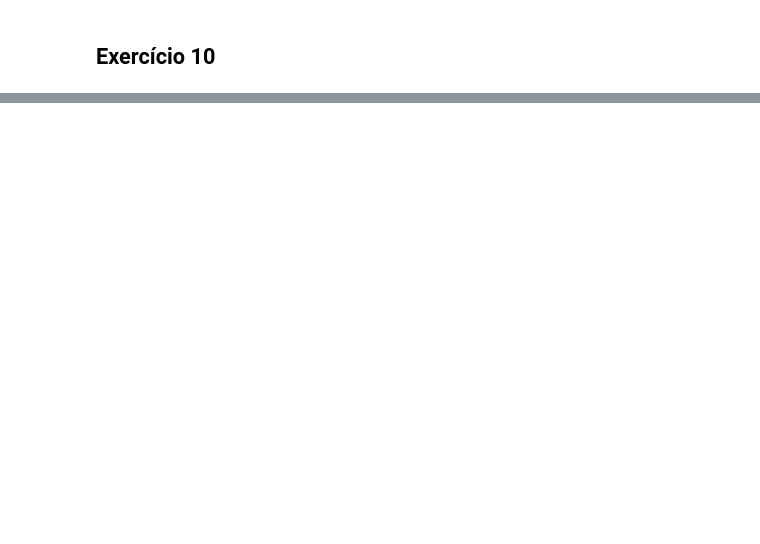
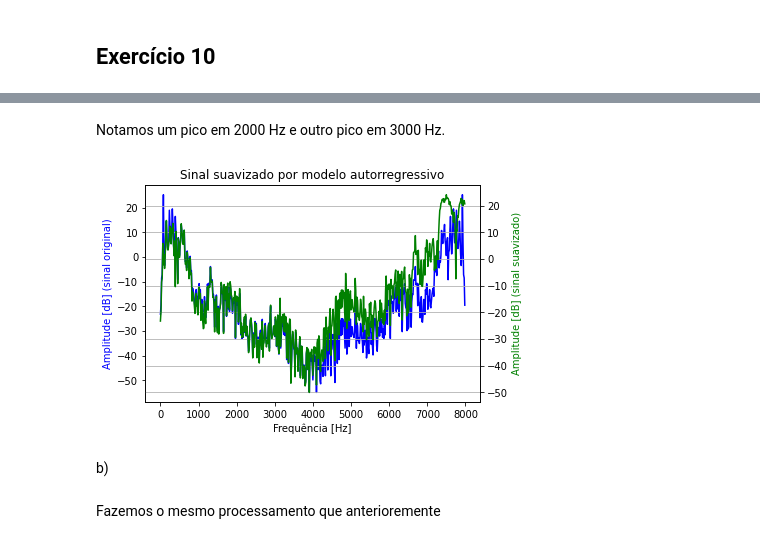
Before and after one commit to mpereiramoretti/psi5123-lista2, a Jupyter notebook: Lista de exercícios 2.ipynb, the cells around one changed output, grey strips where cells are left out. Drawn from its saved outputs; the diff is of its cells as text; code cells hidden in the pictures; blank space fills up the shorter version.

```diff
--- a/Lista de exercícios 2.ipynb
+++ b/Lista de exercícios 2.ipynb
@@ -591,0 +656,2 @@ Percebemos aumento de intensidade.
+# %%
+h_hat = h * h_model
@@ -591,0 +677,21 @@ Percebemos aumento de intensidade.
+# %% [markdown]
+Notamos um pico em 2000 Hz e outro pico em 3000 Hz.
+# %%
+fig, ax1 = plt.subplots()
+ax1.set_title('Sinal suavizado por modelo autorregressivo')
+
+ax1.plot(w_model, 20 * np.log10(abs(h)), 'b')
+ax1.set_ylabel('Amplitude [dB] (sinal original)', color='b')
+ax1.set_xlabel('Frequência [Hz]')
+
+ax2 = ax1.twinx()
+h_2 = np.unwrap(abs(h_hat)) # usando para predição
+ax2.plot(w_model, 20 * np.log10(abs(h_2)), 'g')
+ax2.set_ylabel('Amplitude [dB] (sinal suavizado)', color='g')
+ax2.grid(True)
+ax2.axis('tight')
+plt.show()
+# %% [output]
+[figure, added]
+# %% [markdown]
+b)
@@ -591,0 +707,2 @@ Percebemos aumento de intensidade.
+# %% [markdown]
+Fazemos o mesmo processamento que anterioremente
```
Also changed, not shown: parts of 54 cells of this notebook.
